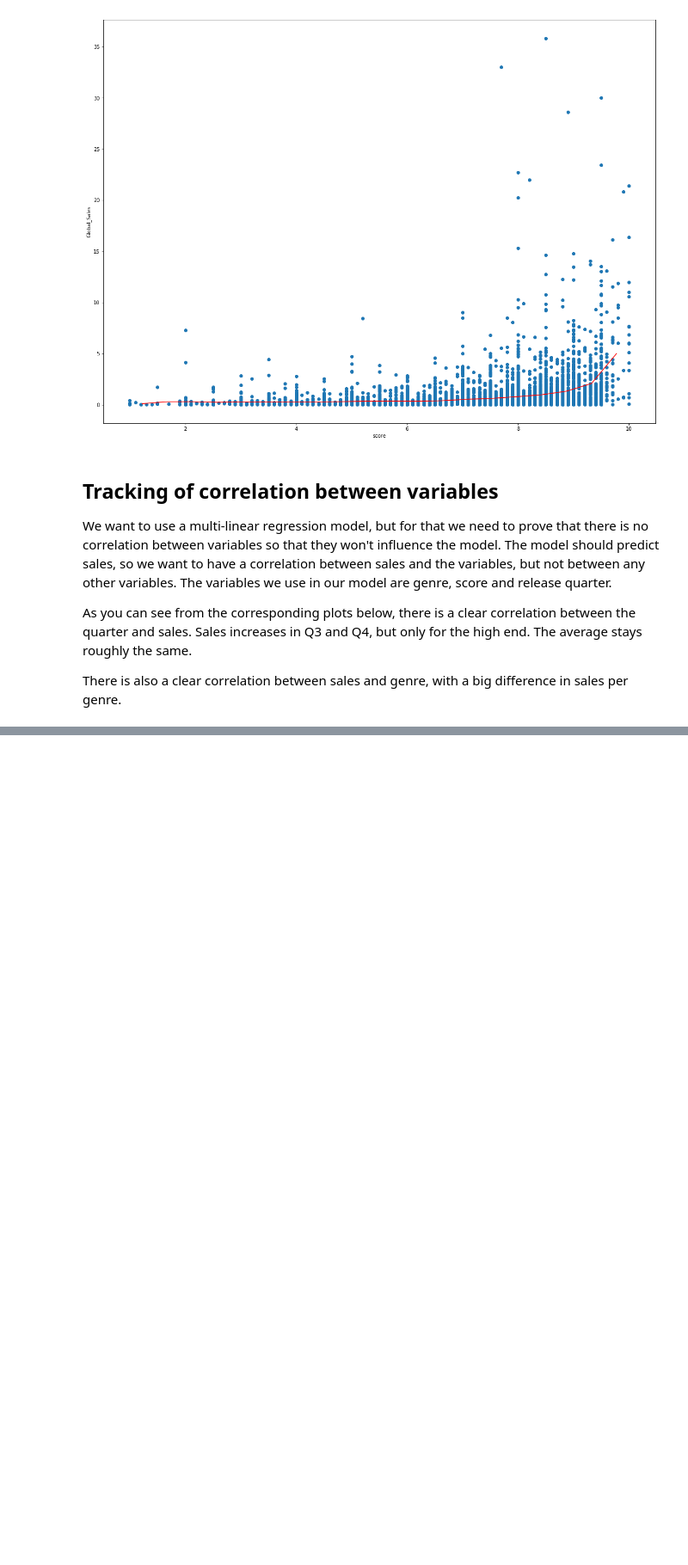
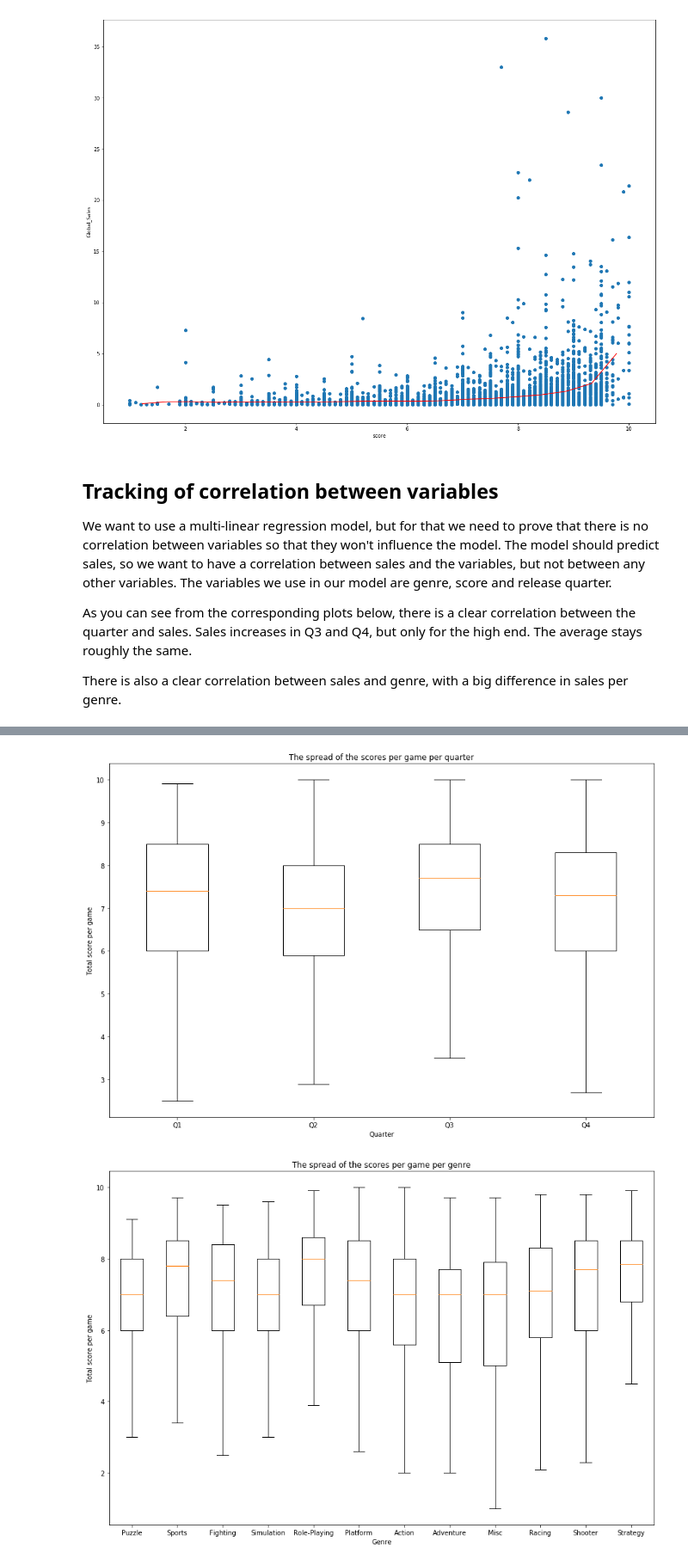
Before and after one commit to Archifer/SDA-Project, a Jupyter notebook: Floris.ipynb, the cells around one changed output, grey strips where cells are left out. Shown at 86% size. Saved outputs shown, nothing was run; the diff lists cells and outputs as text; code cells hidden in the pictures; blank space fills up the shorter version.

```diff
--- a/Floris.ipynb
+++ b/Floris.ipynb
@@ -252 +238,8 @@ plt.show()
+# %%
+
+plot_box_plot(quarter_data, ['Q1', 'Q2', 'Q3', 'Q4'], scores, 'Total score per game', 'Quarter', 'The spread of the scores per game per quarter')
+plot_box_plot(genre_data, genres, scores, 'Total score per game', 'Genre', 'The spread of the scores per game per genre')
+# %% [output]
+[figure, added]
+[figure, added]
 # %% [markdown]
```
Also changed, not shown: parts of 13 cells of this notebook.
